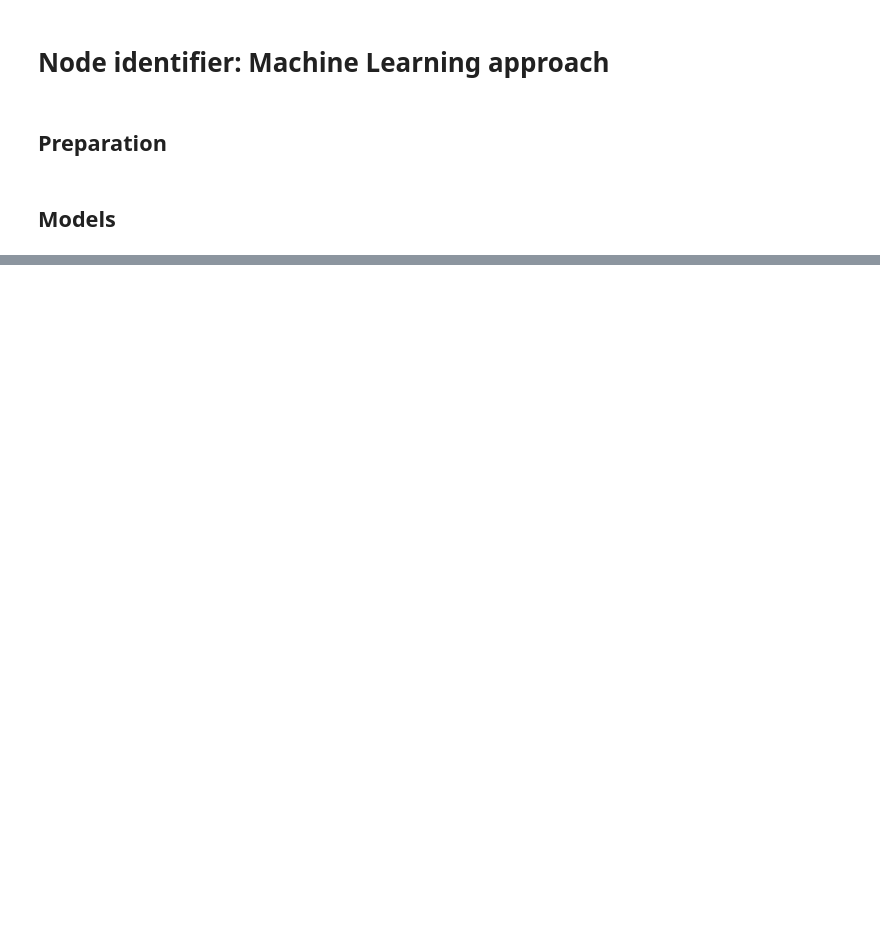
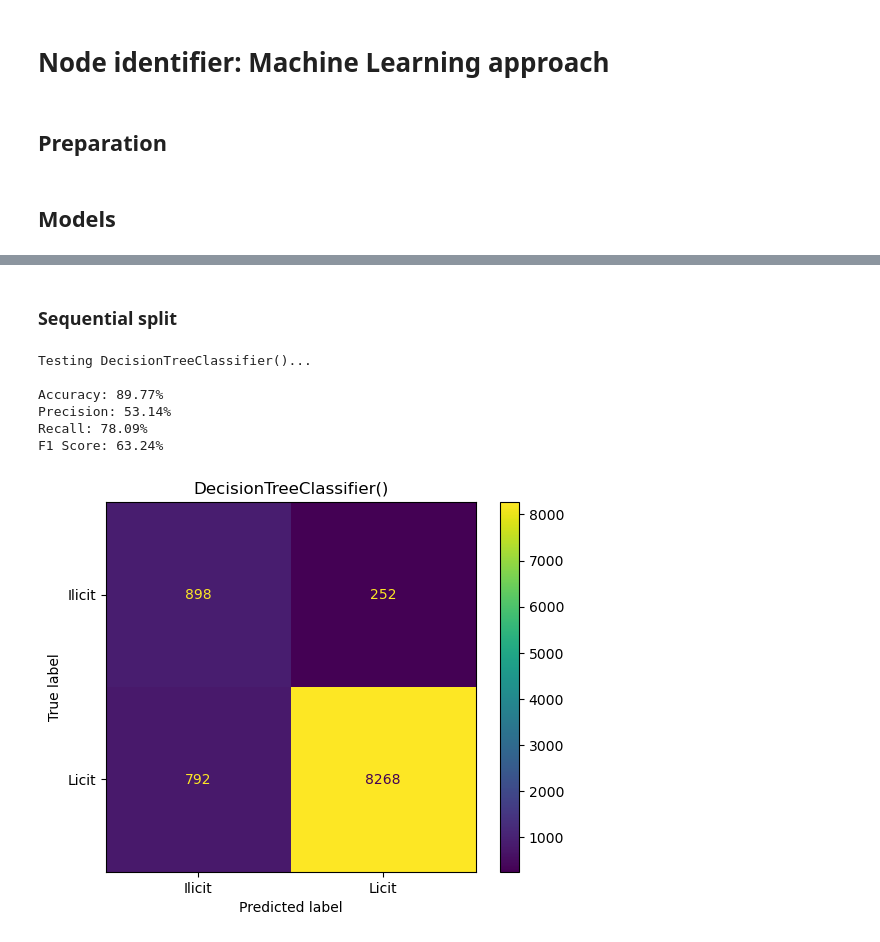
Before and after one commit to Arnau1/GraphAnomaly, a Jupyter notebook: Pipeline/Machine Learning.ipynb, the cells around one changed output, grey strips where cells are left out. Drawn from its saved outputs; the diff is of its cells as text; code cells hidden in the pictures; blank space fills up the shorter version.

```diff
--- a/Pipeline/Machine Learning.ipynb
+++ b/Pipeline/Machine Learning.ipynb
@@ -13,24 +13,35 @@ from sklearn.metrics import confusion_matrix, ConfusionMatrixDisplay
 # Load train and test set
 path = 'C:/Users/User/Desktop/Assignatures/Synthesis project/GraphAnomaly/dades_arnau/'
 # %%
-# Use balanced split
+# Use both splits
 with open(path + 'balanced_train.pkl', 'rb') as f:
-    train_set = pickle.load(f)
+    train_bal = pickle.load(f)
 with open(path + 'balanced_test.pkl', 'rb') as f:
-    test_set = pickle.load(f)
+    test_bal = pickle.load(f)
+
+with open(path + 'sequential_train.pkl', 'rb') as f:
+    train_seq = pickle.load(f)
+with open(path + 'sequential_validation.pkl', 'rb') as f:
+    test_seq = pickle.load(f)
 # %%
 # Separate labels
-train_set = train_set.loc[train_set['class'].isin([0, 1])] # Drop unknown
-y_train = list(train_set['class'])
-X_train = train_set.drop(columns=['class'])
+def separate_labels(train_set, test_set):
+    train_set = train_set.loc[train_set['class'].isin([0, 1])] # Drop unknown
+    y_train = list(train_set['class'])
+    X_train = train_set.drop(columns=['class'])
 
-test_set = test_set.loc[test_set['class'].isin([0, 1])] # Drop unknown
-y_test = list(test_set['class'])
-X_test = test_set.drop(columns=['class'])
+    test_set = test_set.loc[test_set['class'].isin([0, 1])] # Drop unknown
+    y_test = list(test_set['class'])
+    X_test = test_set.drop(columns=['class'])
+
+    return X_train, y_train, X_test, y_test
+# %%
+X_train_bal, y_train_bal, X_test_bal, y_test_bal = separate_labels(train_bal, test_bal)
+X_train_seq, y_train_seq, X_test_seq, y_test_seq = separate_labels(train_seq, test_seq)
 # %% [markdown]
 ## Models
 # %%
-def train_model(model):
+def train_model(model, X_train, y_train, X_test, y_test):
     # Train
     model.fit(X_train, y_train)
 
@@ -76 +89,13 @@ F1 Score: 95.71%
 [figure]
+# %% [markdown]
+### Sequential split
+# %%
+train_model(DecisionTreeClassifier(), X_train_seq, y_train_seq, X_test_seq, y_test_seq)
+# %% [output]
+Testing DecisionTreeClassifier()...
+
+Accuracy: 89.77%
+Precision: 53.14%
+Recall: 78.09%
+F1 Score: 63.24%
+[figure, added]
```
Also changed, not shown: parts of 4 cells of this notebook.
